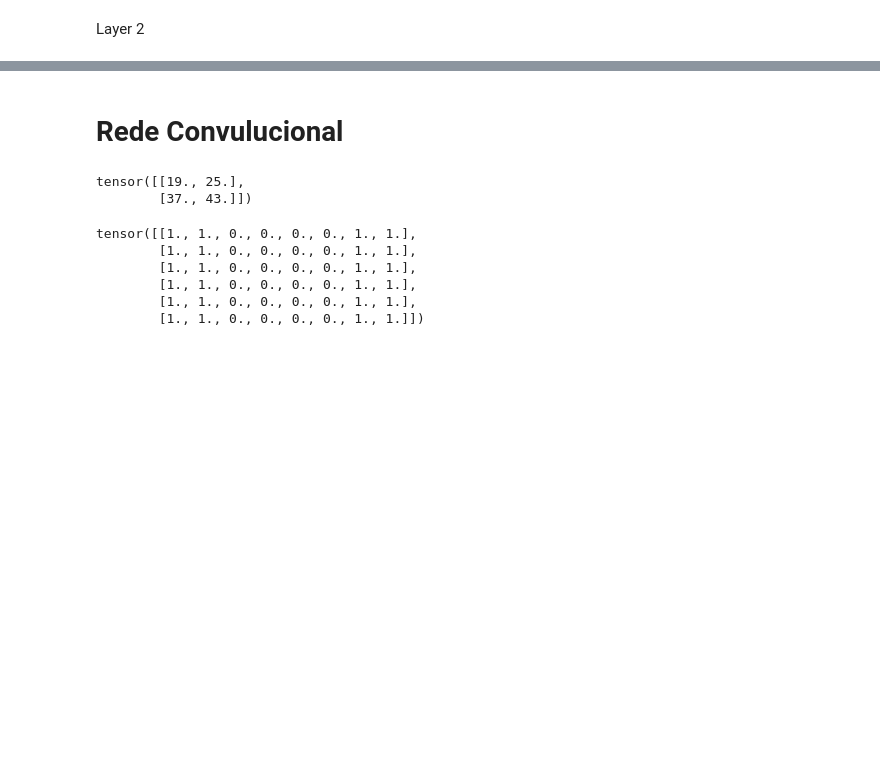
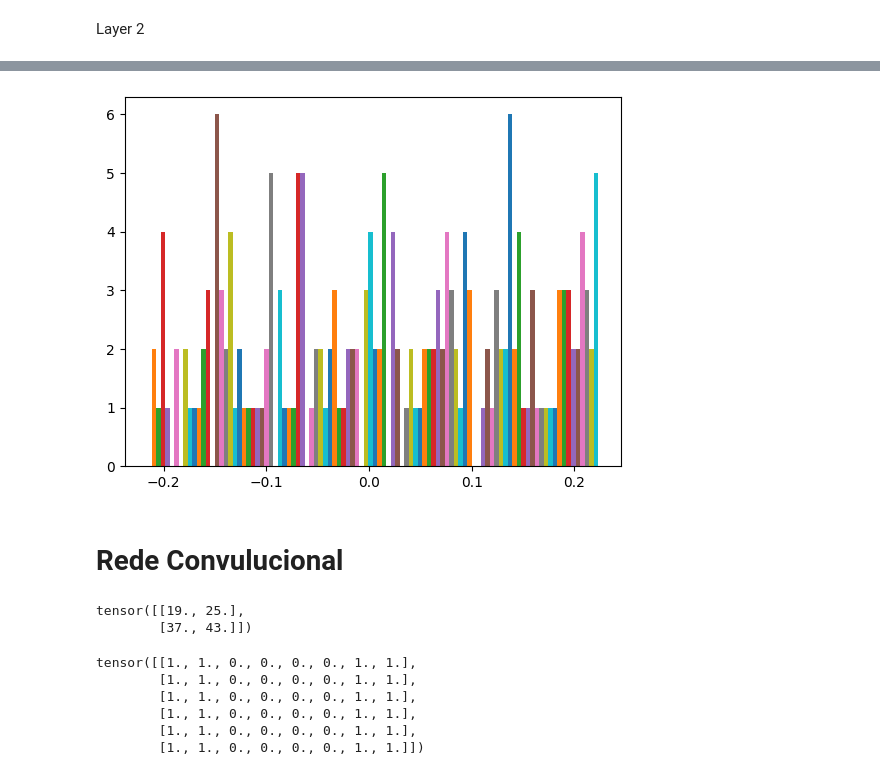
Before and after one commit to Erickllino/Neural_Network, a Jupyter notebook: MNIST.IPYNB, the cells around one changed output, grey strips where cells are left out. Drawn from its saved outputs; the diff is of its cells as text; code cells hidden in the pictures; blank space fills up the shorter version.

```diff
--- a/MNIST.IPYNB
+++ b/MNIST.IPYNB
@@ -236,3 +236,7 @@ hist_after_train = plt.plot(X_L2_after,y_L2_after)
+# %%
+hist_after_train = plt.hist(weights_L2_a.sort()[0].round(decimals=3),rwidth=1)
+# %% [output]
+[figure, added]
 # %% [markdown]
 # Rede Convulucional
 # %%
```
Also changed, not shown: parts of 16 cells of this notebook.
